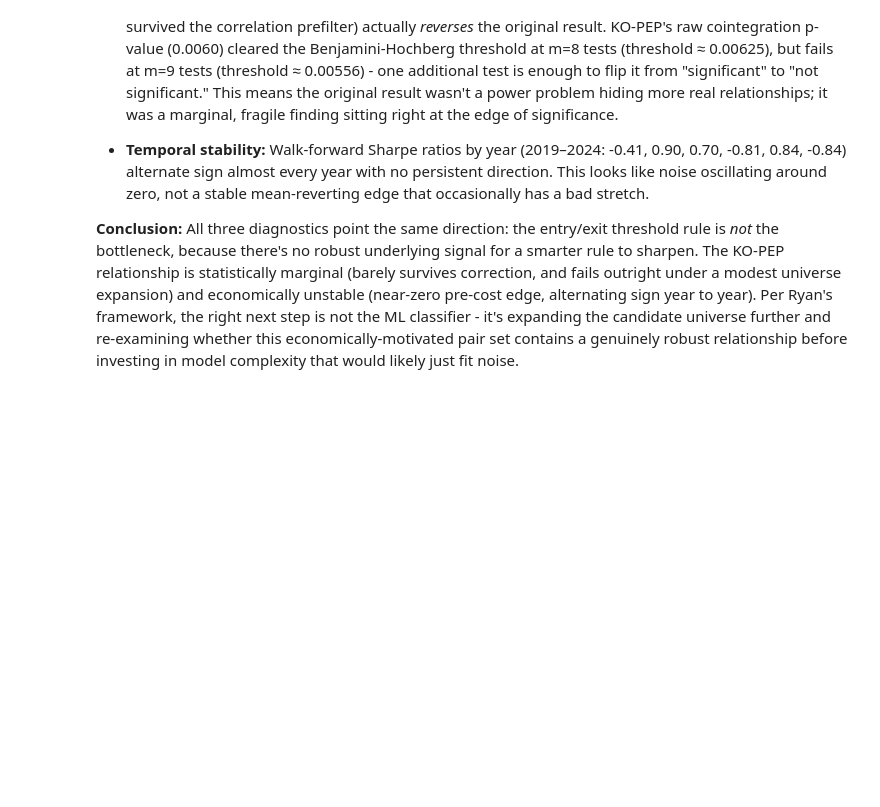
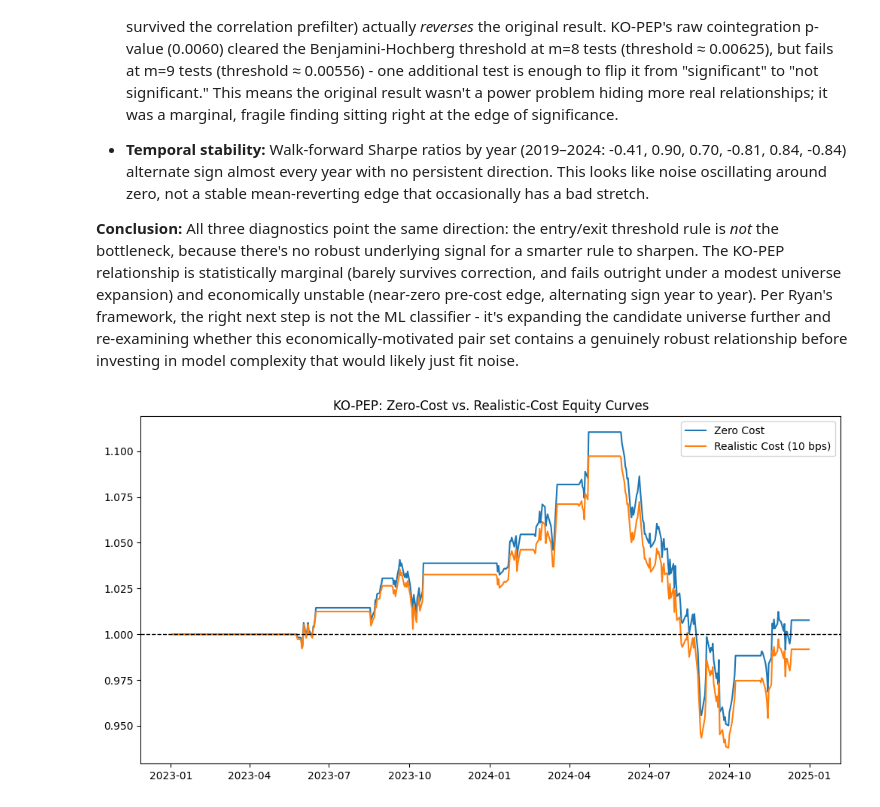
Before and after one commit to Rsingh1010/mean-reversion-pairs-trading, a Jupyter notebook: notebooks/mean_reversion_trading_system.ipynb, the cells around one changed output. Drawn from its saved outputs; the diff is of its cells as text; code cells hidden in the pictures; blank space fills up the shorter version.

```diff
--- a/notebooks/mean_reversion_trading_system.ipynb
+++ b/notebooks/mean_reversion_trading_system.ipynb
@@ -751,3 +728,21 @@ Ryan's framework, the right next step is not the ML classifier - it's
 expanding the candidate universe further and re-examining whether this
 economically-motivated pair set contains a genuinely robust relationship
 before investing in model complexity that would likely just fit noise.
+# %%
+### Zero-cost vs. realistic-cost equity curves
+
+zero_cost_returns = backtest_pair_with_cost(test_prices, example_a, example_b, example_beta, 0.0)
+realistic_cost_returns = backtest_pair_with_cost(test_prices, example_a, example_b, example_beta, 0.001)
+
+_, zero_cost_equity = compute_metrics(zero_cost_returns)
+_, realistic_cost_equity = compute_metrics(realistic_cost_returns)
+
+plt.figure(figsize=(12, 6))
+plt.plot(zero_cost_equity / zero_cost_equity.iloc[0], label="Zero Cost")
+plt.plot(realistic_cost_equity / realistic_cost_equity.iloc[0], label="Realistic Cost (10 bps)")
+plt.axhline(1.0, color="black", linestyle="--", linewidth=1)
+plt.title(f"{example_a}-{example_b}: Zero-Cost vs. Realistic-Cost Equity Curves")
+plt.legend()
+plt.show()
+# %% [output]
+[figure, added]
```
Also changed, not shown: parts of 4 cells of this notebook, 1 other file.
